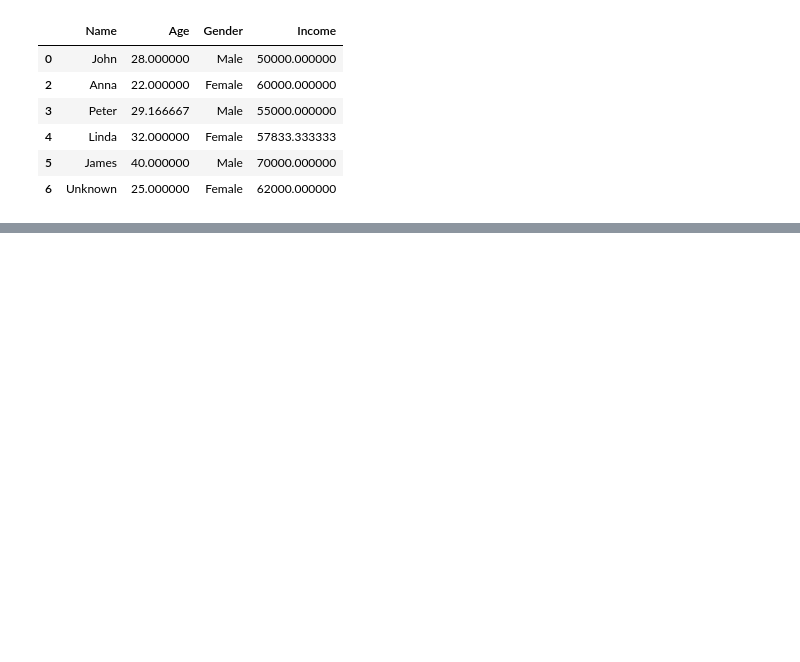
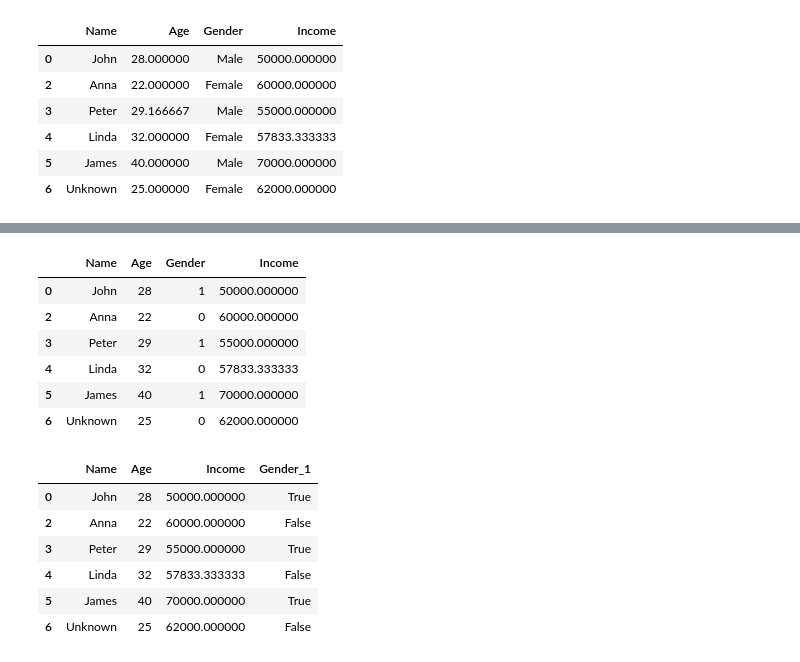
Before and after one commit to Storm00212/Data-manipulation-using-python, a Jupyter notebook: Simple_notebook_to_understand_dataset_cleaning_and_preprocessing.ipynb, the cells around one changed output, grey strips where cells are left out. Drawn from its saved outputs; the diff is of its cells as text; code cells hidden in the pictures; blank space fills up the shorter version.

Commit message:
Added dropping of duplicates, scaling, encoding  and splitting of data

```diff
--- a/Simple_notebook_to_understand_dataset_cleaning_and_preprocessing.ipynb
+++ b/Simple_notebook_to_understand_dataset_cleaning_and_preprocessing.ipynb
@@ -86,0 +100,24 @@ display(df)
+# %%
+# Encoding
+# This handles categorical values like gender and turns them to numerical form.
+encoder = LabelEncoder()
+df['Gender'] = encoder.fit_transform(df['Gender'])
+display(df)
+# one hot encoding for more specifications
+df_encoded = pd.get_dummies(df, columns=['Gender'], drop_first=True)
+display(df_encoded)
+# %% [output]
+|  | Name | Age | Gender | Income |
+| 0 | John | 28 | 1 | 50000.000000 |
+| 2 | Anna | 22 | 0 | 60000.000000 |
+| 3 | Peter | 29 | 1 | 55000.000000 |
+| 4 | Linda | 32 | 0 | 57833.333333 |
+| 5 | James | 40 | 1 | 70000.000000 |
+| 6 | Unknown | 25 | 0 | 62000.000000 |
+|  | Name | Age | Income | Gender_1 |
+| 0 | John | 28 | 50000.000000 | True |
+| 2 | Anna | 22 | 60000.000000 | False |
+| 3 | Peter | 29 | 55000.000000 | True |
+| 4 | Linda | 32 | 57833.333333 | False |
+| 5 | James | 40 | 70000.000000 | True |
+| 6 | Unknown | 25 | 62000.000000 | False |
```
Also changed, not shown: parts of 4 cells of this notebook.
